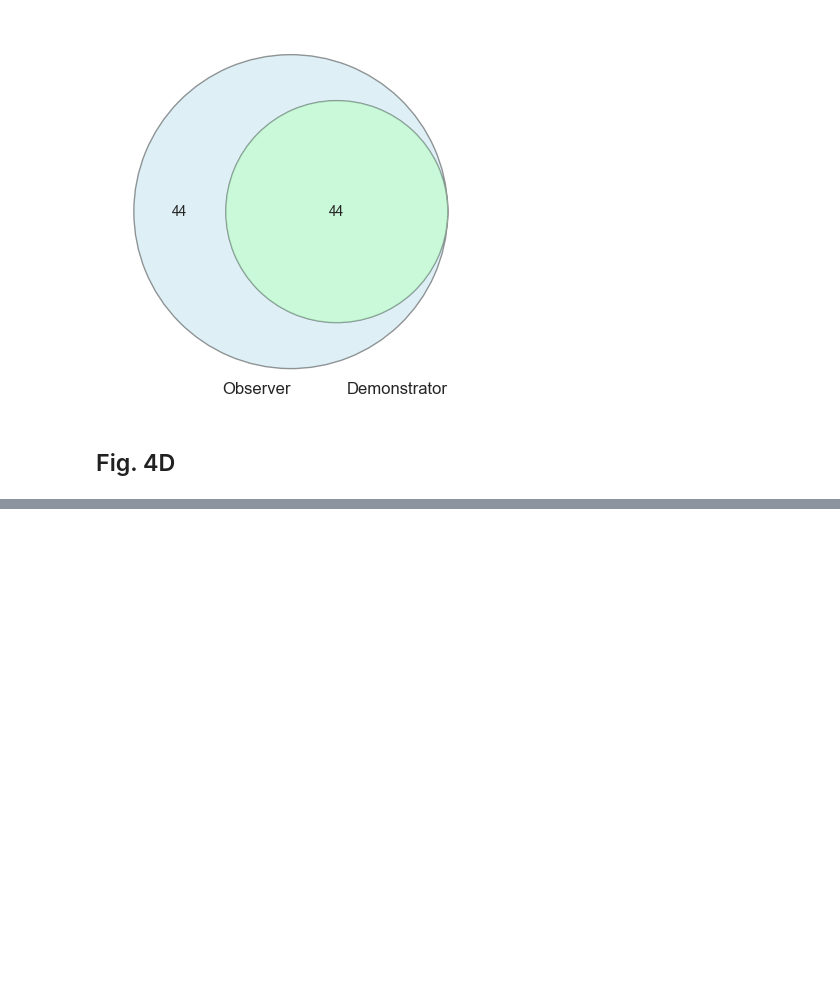
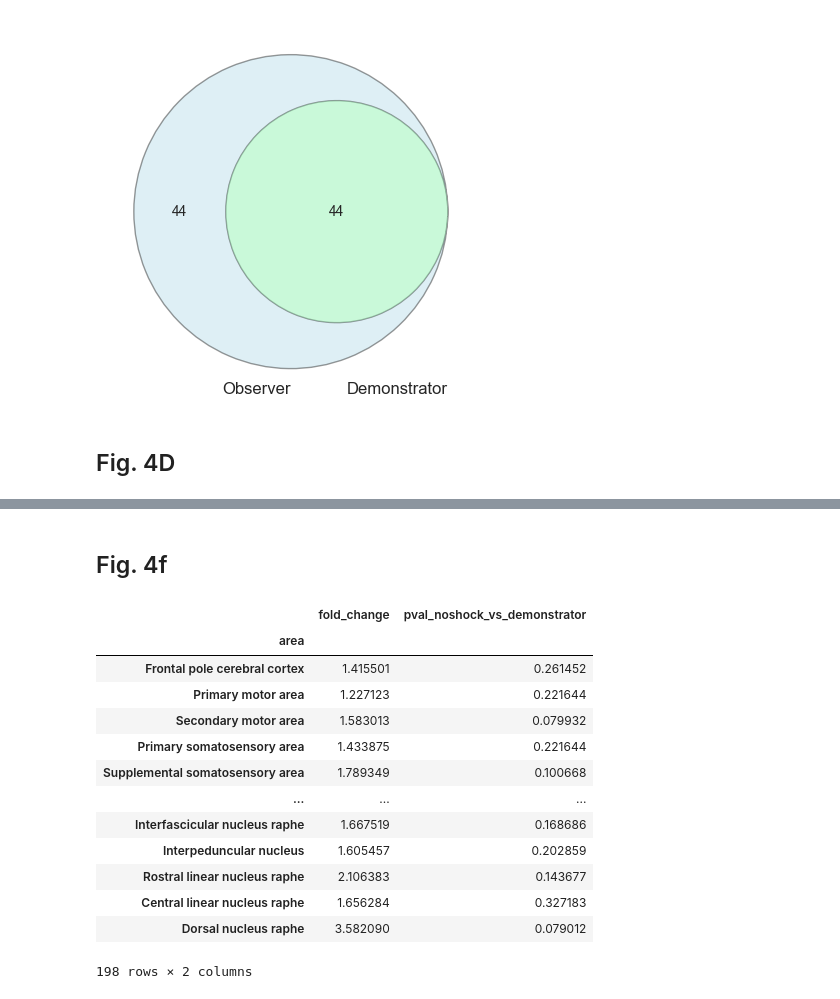
Before and after one commit to raffaelemazziotti/ECo_code, a Jupyter notebook: Fig_4_code_stats.ipynb, the cells around one changed output, grey strips where cells are left out. Drawn from its saved outputs; the diff is of its cells as text; code cells hidden in the pictures; blank space fills up the shorter version.

```diff
--- a/Fig_4_code_stats.ipynb
+++ b/Fig_4_code_stats.ipynb
@@ -125,0 +322,29 @@ plt.tight_layout()
+# %% [markdown]
+## Fig. 4f
+# %%
+fold_change_dem = pd.read_csv('Data/density_all/fold_change_demonstrator.csv')
+fold_change_obs = pd.read_csv('Data/density_all/fold_change_observer.csv')
+fold_change_dem.set_index('area', inplace=True)
+fold_change_obs.set_index('area', inplace=True)
+
+pvals = pd.read_csv('Data/density_all/pvalues.csv')
+pvals.set_index('area', inplace=True)
+
+fold_change_dem_pval = pd.concat([fold_change_dem ,pvals.loc[fold_change_dem.index,'pval_noshock_vs_demonstrator'] ],axis=1)
+fold_change_obs_pval = pd.concat([fold_change_obs ,pvals.loc[fold_change_obs.index,'pval_noshock_vs_observer'] ],axis=1)
+fold_change_dem_pval
+# %% [output]
+|  | fold_change | pval_noshock_vs_demonstrator |
+| area |  |  |
+| Frontal pole cerebral cortex | 1.415501 | 0.261452 |
+| Primary motor area | 1.227123 | 0.221644 |
+| Secondary motor area | 1.583013 | 0.079932 |
+| Primary somatosensory area | 1.433875 | 0.221644 |
+| Supplemental somatosensory area | 1.789349 | 0.100668 |
+| ... | ... | ... |
+| Interfascicular nucleus raphe | 1.667519 | 0.168686 |
+| Interpeduncular nucleus | 1.605457 | 0.202859 |
+| Rostral linear nucleus raphe | 2.106383 | 0.143677 |
+| Central linear nucleus raphe | 1.656284 | 0.327183 |
+| Dorsal nucleus raphe | 3.582090 | 0.079012 |
+198 rows × 2 columns
```
Also changed, not shown: parts of 5 cells of this notebook, 7 other files.
